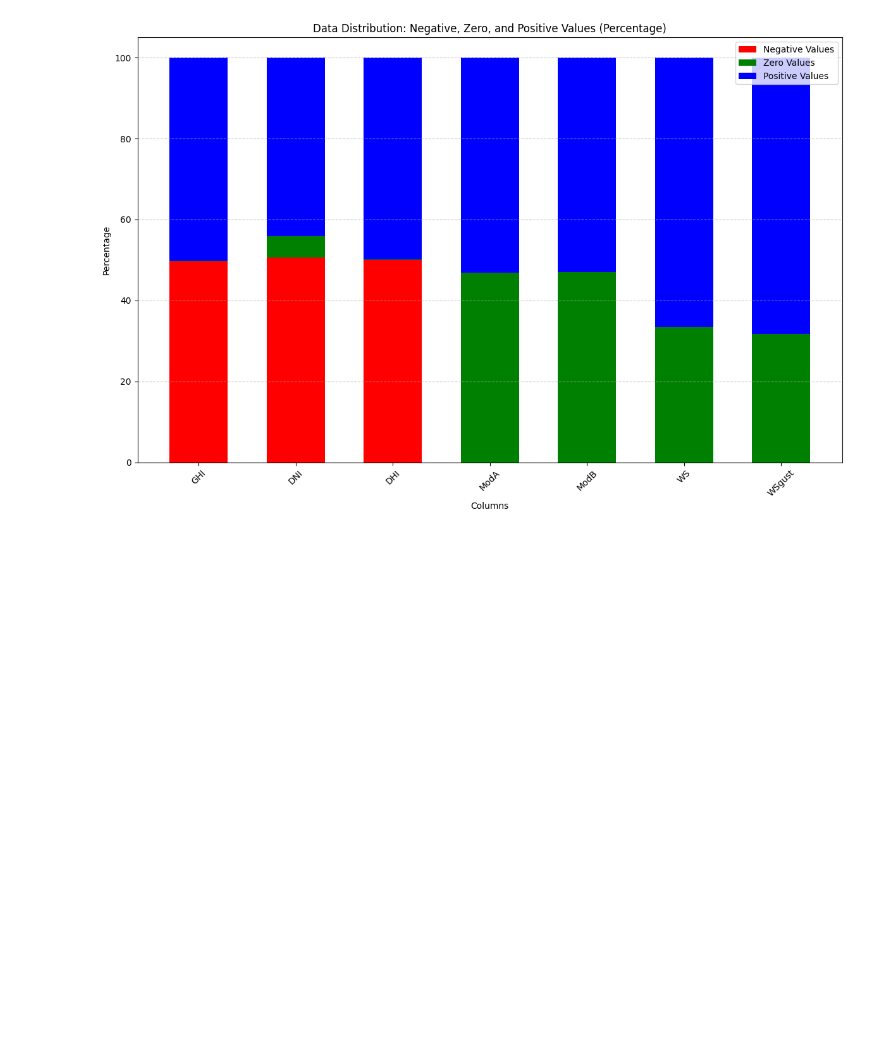
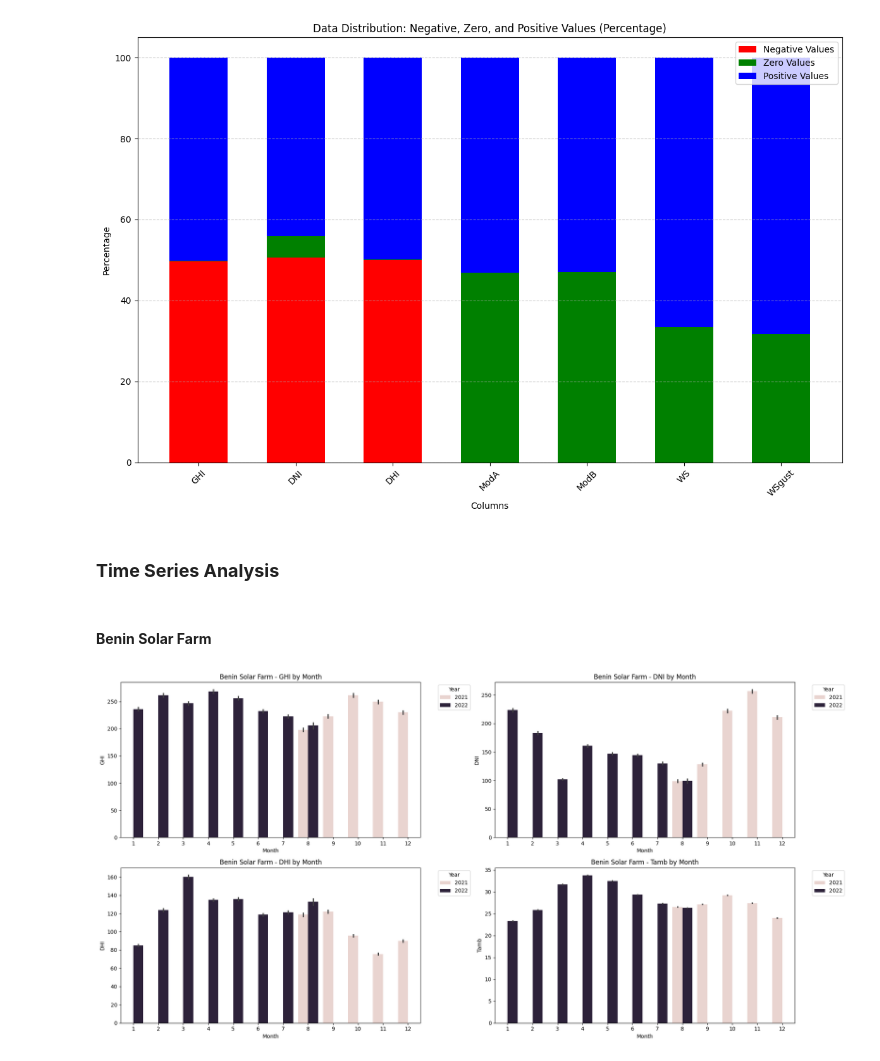
Before and after one commit to wendirad/solar-farm-insight, a Jupyter notebook: notebooks/analysis.ipynb, the cells around one changed output. Drawn from its saved outputs; the diff is of its cells as text; code cells hidden in the pictures; blank space fills up the shorter version.

Commit message:
(feat) Perform Time Series Analysis

```diff
--- a/notebooks/analysis.ipynb
+++ b/notebooks/analysis.ipynb
@@ -300,3 +305,18 @@ plot_outliers(bn_df, columns=columns, ncols=3, figsize=(20, 10))
 plot_entries(sl_df, columns=columns)
 # %% [output]
 [figure]
+# %% [markdown]
+### **Time Series Analysis**
+# %% [markdown]
+#### **Benin Solar Farm**
+# %%
+plot_trends(
+    bn_df,
+    ["GHI", "DNI", "DHI", "Tamb"],
+    period="Month",
+    ncols=2,
+    figsize=(20, 10),
+    title_prefix="Benin Solar Farm",
+)
+# %% [output]
+[figure, added]
```
Also changed, not shown: parts of 18 cells of this notebook, 3 other files.
